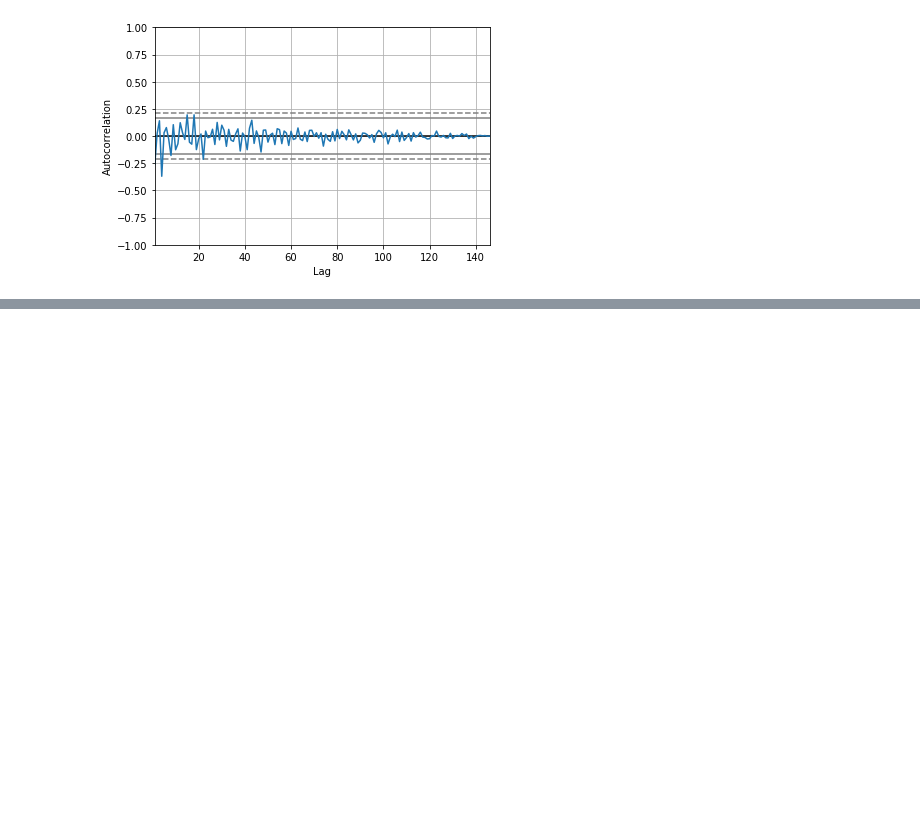
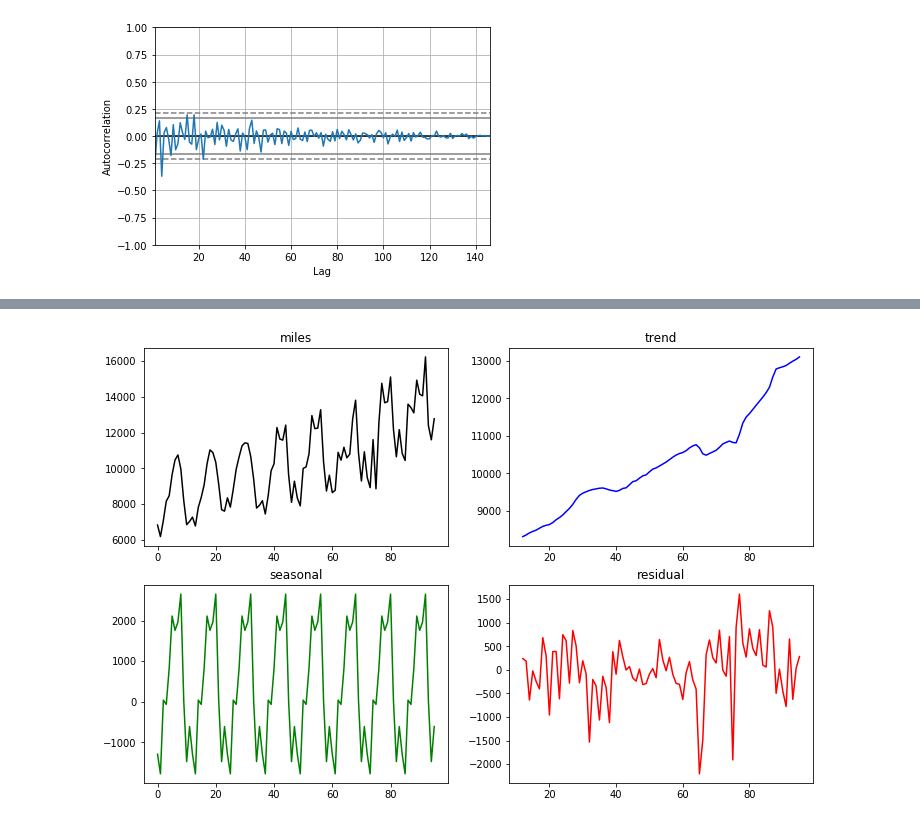
Before and after one commit to damiansp/TS, a Jupyter notebook: python/practical_TSA/02_understanding_TS_data/06_decomposition.py.ipynb, the cells around one changed output, grey strips where cells are left out. Saved outputs shown, nothing was run; the diff lists cells and outputs as text; code cells hidden in the pictures; blank space fills up the shorter version.

Commit message:
add seasonal decomp

```diff
--- a/python/practical_TSA/02_understanding_TS_data/06_decomposition.py.ipynb
+++ b/python/practical_TSA/02_understanding_TS_data/06_decomposition.py.ipynb
@@ -102,3 +103,12 @@ resids_qtr_diff = resids_qtr_diff.loc[~pd.isnull(resids_qtr_diff)]
 acf(resids_qtr_diff);
 # %% [output]
 [figure]
+# %%
+air = pd.read_csv(f'{DATA}/us-airlines-monthly-aircraft-miles-flown.csv',
+                  parse_dates=True)
+air.rename(
+    columns={
+        'U.S. airlines: monthly aircraft miles flown (Millions) 1963 -1970':
+        'miles'},
+    inplace=True)
+air.head()
@@ -104,0 +122,33 @@ acf(resids_qtr_diff);
+# %%
+ma12 = air.miles.rolling(window=12).mean()
+trend_comp = ma12.rolling(window=2).mean()
+# %%
+resids = air.miles - trend_comp
+
+# seasonal: monthly mean of resids
+month = air.Month.apply(lambda x: x[-2:])
+month_mean = resids.groupby(by=month).aggregate('mean')
+n_years = 1970 - 1963 + 1
+seasonal_comp = np.array([month_mean.values] * n_years)\
+    .reshape((12 * n_years))
+# %%
+irr_val = air.miles - trend_comp - seasonal_comp
+# %%
+plt.figure(figsize=(12, 8))
+plt.subplot(221)
+plt.plot(air.miles, 'k-')
+plt.title('miles')
+
+plt.subplot(222)
+plt.plot(trend_comp, 'b-')
+plt.title('trend')
+
+plt.subplot(223)
+plt.plot(seasonal_comp, 'g-')
+plt.title('seasonal')
+
+plt.subplot(224)
+plt.plot(irr_val, 'r-')
+plt.title('residual');
+# %% [output]
+[figure, added]
```
Also changed, not shown: parts of 5 cells of this notebook.
